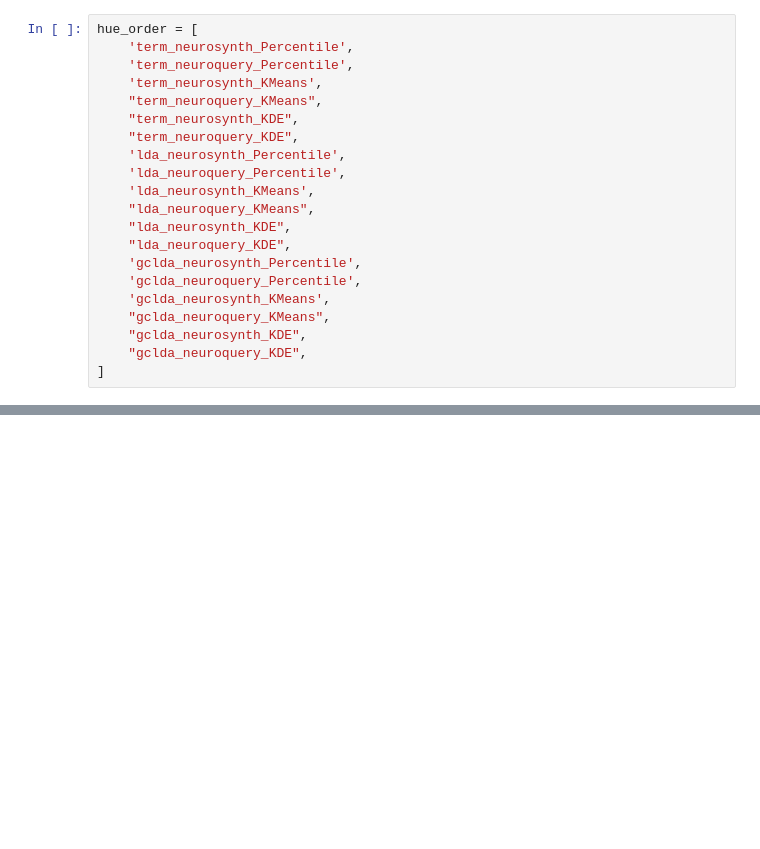
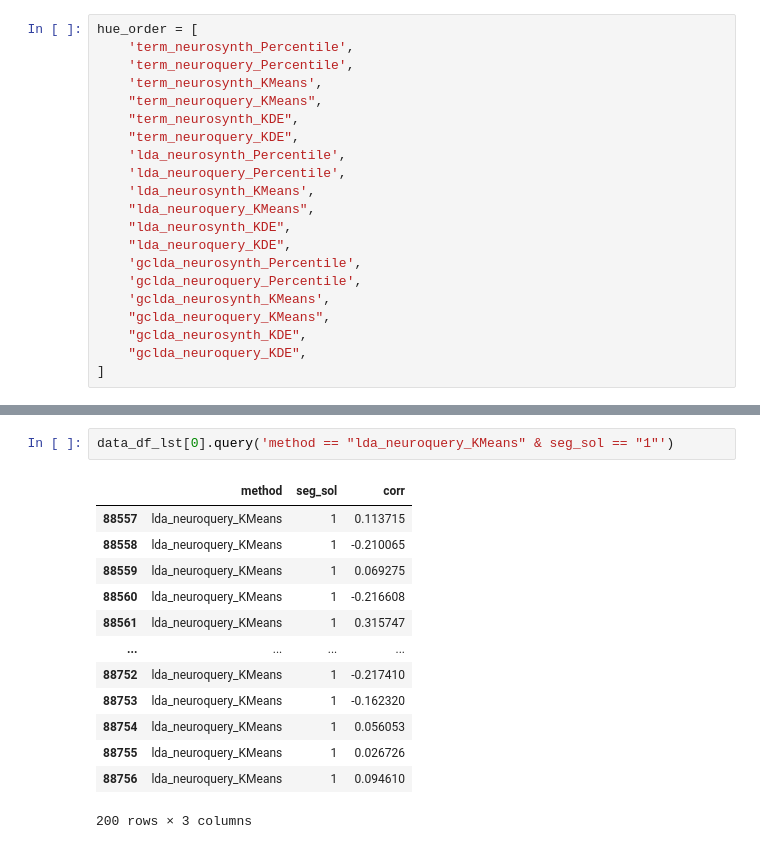
Before and after one commit to NBCLab/gradient-decoding, a Jupyter notebook: figures/decoding.ipynb, the cells around one changed output, grey strips where cells are left out. Saved outputs shown, nothing was run; the diff lists cells and outputs as text; blank space fills up the shorter version.

```diff
--- a/figures/decoding.ipynb
+++ b/figures/decoding.ipynb
@@ -167,0 +282,16 @@ KeyboardInterrupt:
+# %%
+data_df_lst[0].query('method == "lda_neuroquery_KMeans" & seg_sol == "1"')
+# %% [output]
+|  | method | seg_sol | corr |
+| 88557 | lda_neuroquery_KMeans | 1 | 0.113715 |
+| 88558 | lda_neuroquery_KMeans | 1 | -0.210065 |
+| 88559 | lda_neuroquery_KMeans | 1 | 0.069275 |
+| 88560 | lda_neuroquery_KMeans | 1 | -0.216608 |
+| 88561 | lda_neuroquery_KMeans | 1 | 0.315747 |
+| ... | ... | ... | ... |
+| 88752 | lda_neuroquery_KMeans | 1 | -0.217410 |
+| 88753 | lda_neuroquery_KMeans | 1 | -0.162320 |
+| 88754 | lda_neuroquery_KMeans | 1 | 0.056053 |
+| 88755 | lda_neuroquery_KMeans | 1 | 0.026726 |
+| 88756 | lda_neuroquery_KMeans | 1 | 0.094610 |
+200 rows × 3 columns
```
Also changed, not shown: parts of 5 cells of this notebook.
